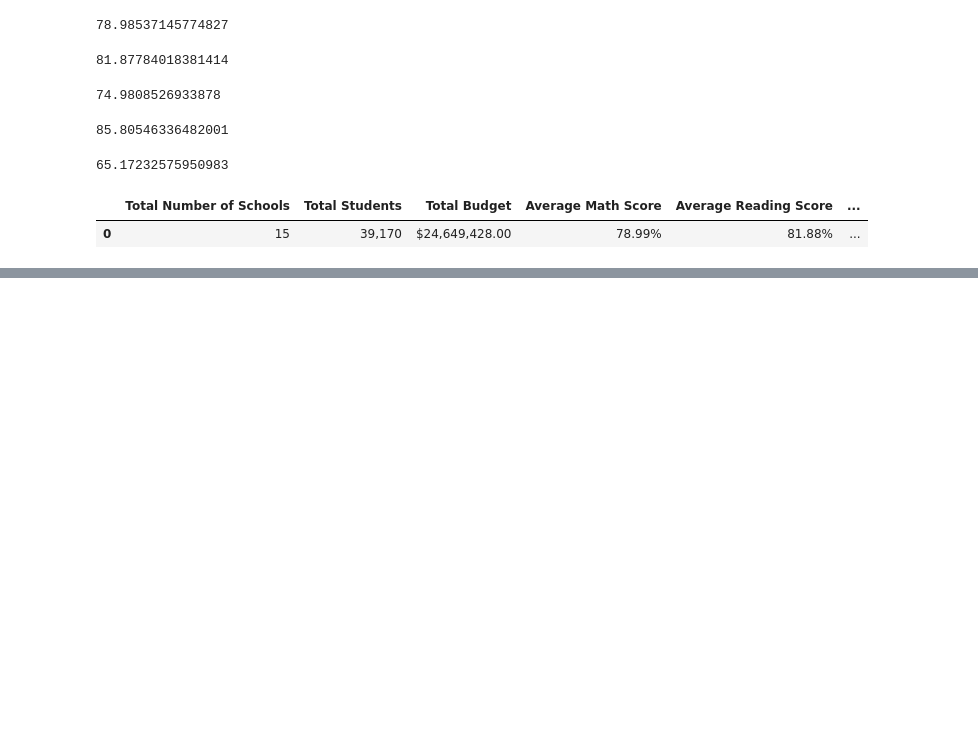
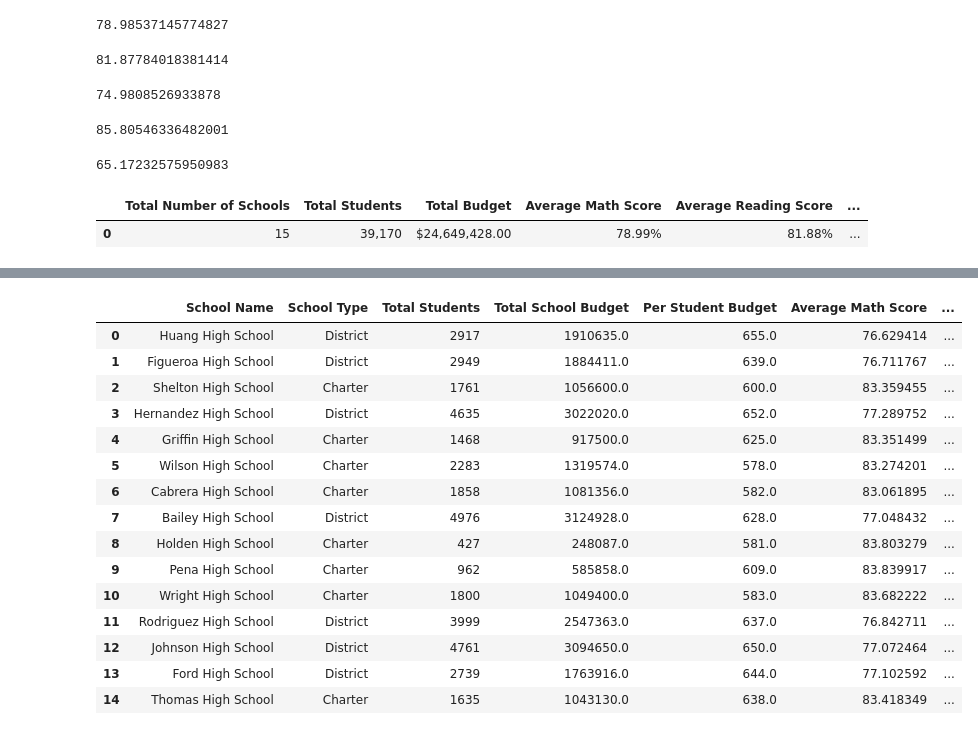
Before and after one commit to Chemistasaurus/pandas-challenge, a Jupyter notebook: PyCitySchools/CitySchoolStats.ipynb, the cells around one changed output, grey strips where cells are left out. Cells and saved outputs as stored; diff of their text form; code cells hidden in the pictures; blank space fills up the shorter version.

Commit message:
Added floats to budget

```diff
--- a/PyCitySchools/CitySchoolStats.ipynb
+++ b/PyCitySchools/CitySchoolStats.ipynb
@@ -412,0 +285,92 @@ NameError: name 'second_school' is not defined
+# %%
+fifteenth_school=school_stats.loc[school_stats["school_name"]==school_df["school_name"][14],:]
+fifteenth_school
+fifteenth_total_students=len(fifteenth_school['student_name'])
+fifteenth_student_budget=float((fifteenth_school["budget"].mean())/fifteenth_total_students)
+fifteenth_math_average=(fifteenth_school["math_score"].sum())/fifteenth_total_students
+fifteenth_reading_average=(fifteenth_school["reading_score"].sum())/(fifteenth_total_students)
+fifteenth_passing_math=fifteenth_school[(fifteenth_school["math_score"]>=70)].count()["student_name"]
+fifteenth_passing_math_percent=(fifteenth_passing_math/float(fifteenth_total_students))*100
+fifteenth_passing_reading=fifteenth_school[(fifteenth_school["reading_score"]>=70)].count()["student_name"]
+fifteenth_passing_reading_percent=(fifteenth_passing_reading/float(fifteenth_total_students))*100
+fifteenth_overall_count=fifteenth_school[(fifteenth_school['math_score']>=70)&(fifteenth_school['reading_score']>=70)].count()["student_name"]
+fifteenth_overall_percent=(fifteenth_overall_count/float(fifteenth_total_students))*100
+# %%
+schools_summary=pd.DataFrame([{"School Name":school_df["school_name"][0],"School Type":school_df["type"][0],"Total Students":first_total_students,
+                              "Total School Budget":float(first_school["budget"].mean()),"Per Student Budget":first_student_budget,
+                              "Average Math Score":first_math_average,"Average Reading Score":first_reading_average,
+                              "% Passing Math":first_passing_math_percent,"% Passing Reading":first_passing_reading_percent,"% Overall Passing":first_overall_percent},
+                              {"School Name":school_df["school_name"][1],"School Type":school_df["type"][1],"Total Students":second_total_students,
+                              "Total School Budget":float(second_school["budget"].mean()),"Per Student Budget":second_student_budget,
+                              "Average Math Score":second_math_average,"Average Reading Score":second_reading_average,
+                              "% Passing Math":second_passing_math_percent,"% Passing Reading":second_passing_reading_percent,"% Overall Passing":second_overall_percent},
+                              {"School Name":school_df["school_name"][2],"School Type":school_df["type"][2],"Total Students":third_total_students,
+                              "Total School Budget":float(third_school["budget"].mean()),"Per Student Budget":third_student_budget,
+                              "Average Math Score":third_math_average,"Average Reading Score":third_reading_average,
+                              "% Passing Math":third_passing_math_percent,"% Passing Reading":third_passing_reading_percent,"% Overall Passing":third_overall_percent},
+                              {"School Name":school_df["school_name"][3],"School Type":school_df["type"][3],"Total Students":fourth_total_students,
+                              "Total School Budget":float(fourth_school["budget"].mean()),"Per Student Budget":fourth_student_budget,
+                              "Average Math Score":fourth_math_average,"Average Reading Score":fourth_reading_average,
+                              "% Passing Math":fourth_passing_math_percent,"% Passing Reading":fourth_passing_reading_percent,"% Overall Passing":fourth_overall_percent},
+                              {"School Name":school_df["school_name"][4],"School Type":school_df["type"][4],"Total Students":fifth_total_students,
+                              "Total School Budget":float(fifth_school["budget"].mean()),"Per Student Budget":fifth_student_budget,
+                              "Average Math Score":fifth_math_average,"Average Reading Score":fifth_reading_average,
+                              "% Passing Math":fifth_passing_math_percent,"% Passing Reading":fifth_passing_reading_percent,"% Overall Passing":fifth_overall_percent},
+                              {"School Name":school_df["school_name"][5],"School Type":school_df["type"][5],"Total Students":sixth_total_students,
+                              "Total School Budget":float(sixth_school["budget"].mean()),"Per Student Budget":sixth_student_budget,
+                              "Average Math Score":sixth_math_average,"Average Reading Score":sixth_reading_average,
+                              "% Passing Math":sixth_passing_math_percent,"% Passing Reading":sixth_passing_reading_percent,"% Overall Passing":sixth_overall_percent},
+                              {"School Name":school_df["school_name"][6],"School Type":school_df["type"][6],"Total Students":seventh_total_students,
+                              "Total School Budget":float(seventh_school["budget"].mean()),"Per Student Budget":seventh_student_budget,
+                              "Average Math Score":seventh_math_average,"Average Reading Score":seventh_reading_average,
+                              "% Passing Math":seventh_passing_math_percent,"% Passing Reading":seventh_passing_reading_percent,"% Overall Passing":seventh_overall_percent},
+                              {"School Name":school_df["school_name"][7],"School Type":school_df["type"][7],"Total Students":eighth_total_students,
+                              "Total School Budget":float(eighth_school["budget"].mean()),"Per Student Budget":eighth_student_budget,
+                              "Average Math Score":eighth_math_average,"Average Reading Score":eighth_reading_average,
+                              "% Passing Math":eighth_passing_math_percent,"% Passing Reading":eighth_passing_reading_percent,"% Overall Passing":eighth_overall_percent},
+                              {"School Name":school_df["school_name"][8],"School Type":school_df["type"][8],"Total Students":ninth_total_students,
+                              "Total School Budget":float(ninth_school["budget"].mean()),"Per Student Budget":ninth_student_budget,
+                              "Average Math Score":ninth_math_average,"Average Reading Score":ninth_reading_average,
+                              "% Passing Math":ninth_passing_math_percent,"% Passing Reading":ninth_passing_reading_percent,"% Overall Passing":ninth_overall_percent},
+                              {"School Name":school_df["school_name"][9],"School Type":school_df["type"][9],"Total Students":tenth_total_students,
+                              "Total School Budget":float(tenth_school["budget"].mean()),"Per Student Budget":tenth_student_budget,
+                              "Average Math Score":tenth_math_average,"Average Reading Score":tenth_reading_average,
+                              "% Passing Math":tenth_passing_math_percent,"% Passing Reading":tenth_passing_reading_percent,"% Overall Passing":tenth_overall_percent},
+                              {"School Name":school_df["school_name"][10],"School Type":school_df["type"][10],"Total Students":eleventh_total_students,
+                              "Total School Budget":float(eleventh_school["budget"].mean()),"Per Student Budget":eleventh_student_budget,
+                              "Average Math Score":eleventh_math_average,"Average Reading Score":eleventh_reading_average,
+                              "% Passing Math":eleventh_passing_math_percent,"% Passing Reading":eleventh_passing_reading_percent,"% Overall Passing":eleventh_overall_percent},
+                              {"School Name":school_df["school_name"][11],"School Type":school_df["type"][11],"Total Students":twelfth_total_students,
+                              "Total School Budget":float(twelfth_school["budget"].mean()),"Per Student Budget":twelfth_student_budget,
+                              "Average Math Score":twelfth_math_average,"Average Reading Score":twelfth_reading_average,
+                              "% Passing Math":twelfth_passing_math_percent,"% Passing Reading":twelfth_passing_reading_percent,"% Overall Passing":twelfth_overall_percent},
+                              {"School Name":school_df["school_name"][12],"School Type":school_df["type"][12],"Total Students":thirteenth_total_students,
+                              "Total School Budget":float(thirteenth_school["budget"].mean()),"Per Student Budget":thirteenth_student_budget,
+                              "Average Math Score":thirteenth_math_average,"Average Reading Score":thirteenth_reading_average,
+                              "% Passing Math":thirteenth_passing_math_percent,"% Passing Reading":thirteenth_passing_reading_percent,"% Overall Passing":thirteenth_overall_percent},
+                              {"School Name":school_df["school_name"][13],"School Type":school_df["type"][13],"Total Students":fourteenth_total_students,
+                              "Total School Budget":float(fourteenth_school["budget"].mean()),"Per Student Budget":fourteenth_student_budget,
+                              "Average Math Score":fourteenth_math_average,"Average Reading Score":fourteenth_reading_average,
+                              "% Passing Math":fourteenth_passing_math_percent,"% Passing Reading":fourteenth_passing_reading_percent,"% Overall Passing":fourteenth_overall_percent},
+                              {"School Name":school_df["school_name"][14],"School Type":school_df["type"][14],"Total Students":fifteenth_total_students,
+                              "Total School Budget":float(fifteenth_school["budget"].mean()),"Per Student Budget":fifteenth_student_budget,
+                              "Average Math Score":fifteenth_math_average,"Average Reading Score":fifteenth_reading_average,
+                              "% Passing Math":fifteenth_passing_math_percent,"% Passing Reading":fifteenth_passing_reading_percent,"% Overall Passing":fifteenth_overall_percent}])
+schools_summary
+# %% [output]
+|  | School Name | School Type | Total Students | Total School Budget | Per Student Budget | Average Math Score | ... |
+| 0 | Huang High School | District | 2917 | 1910635.0 | 655.0 | 76.629414 | ... |
+| 1 | Figueroa High School | District | 2949 | 1884411.0 | 639.0 | 76.711767 | ... |
+| 2 | Shelton High School | Charter | 1761 | 1056600.0 | 600.0 | 83.359455 | ... |
+| 3 | Hernandez High School | District | 4635 | 3022020.0 | 652.0 | 77.289752 | ... |
+| 4 | Griffin High School | Charter | 1468 | 917500.0 | 625.0 | 83.351499 | ... |
+| 5 | Wilson High School | Charter | 2283 | 1319574.0 | 578.0 | 83.274201 | ... |
+| 6 | Cabrera High School | Charter | 1858 | 1081356.0 | 582.0 | 83.061895 | ... |
+| 7 | Bailey High School | District | 4976 | 3124928.0 | 628.0 | 77.048432 | ... |
+| 8 | Holden High School | Charter | 427 | 248087.0 | 581.0 | 83.803279 | ... |
+| 9 | Pena High School | Charter | 962 | 585858.0 | 609.0 | 83.839917 | ... |
+| 10 | Wright High School | Charter | 1800 | 1049400.0 | 583.0 | 83.682222 | ... |
+| 11 | Rodriguez High School | District | 3999 | 2547363.0 | 637.0 | 76.842711 | ... |
+| 12 | Johnson High School | District | 4761 | 3094650.0 | 650.0 | 77.072464 | ... |
+| 13 | Ford High School | District | 2739 | 1763916.0 | 644.0 | 77.102592 | ... |
+| 14 | Thomas High School | Charter | 1635 | 1043130.0 | 638.0 | 83.418349 | ... |
```
Also changed, not shown: parts of 36 cells of this notebook.
